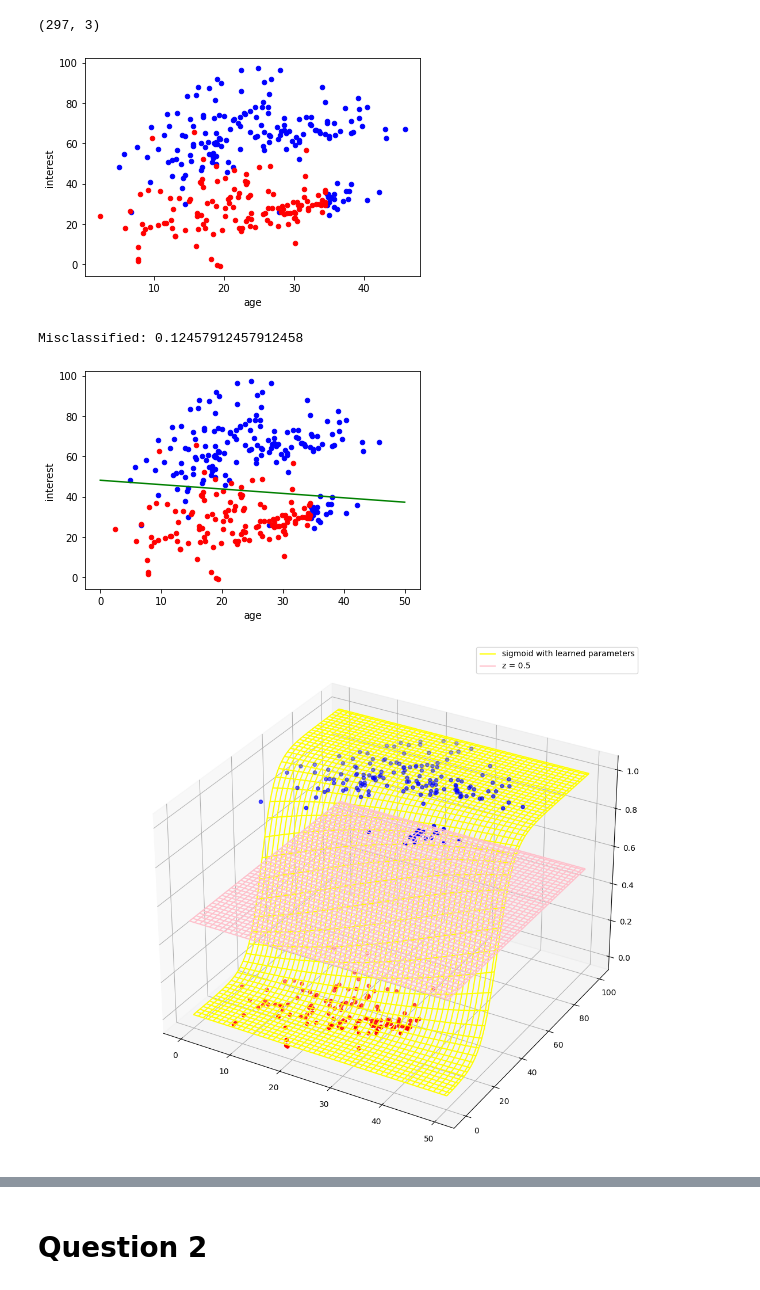
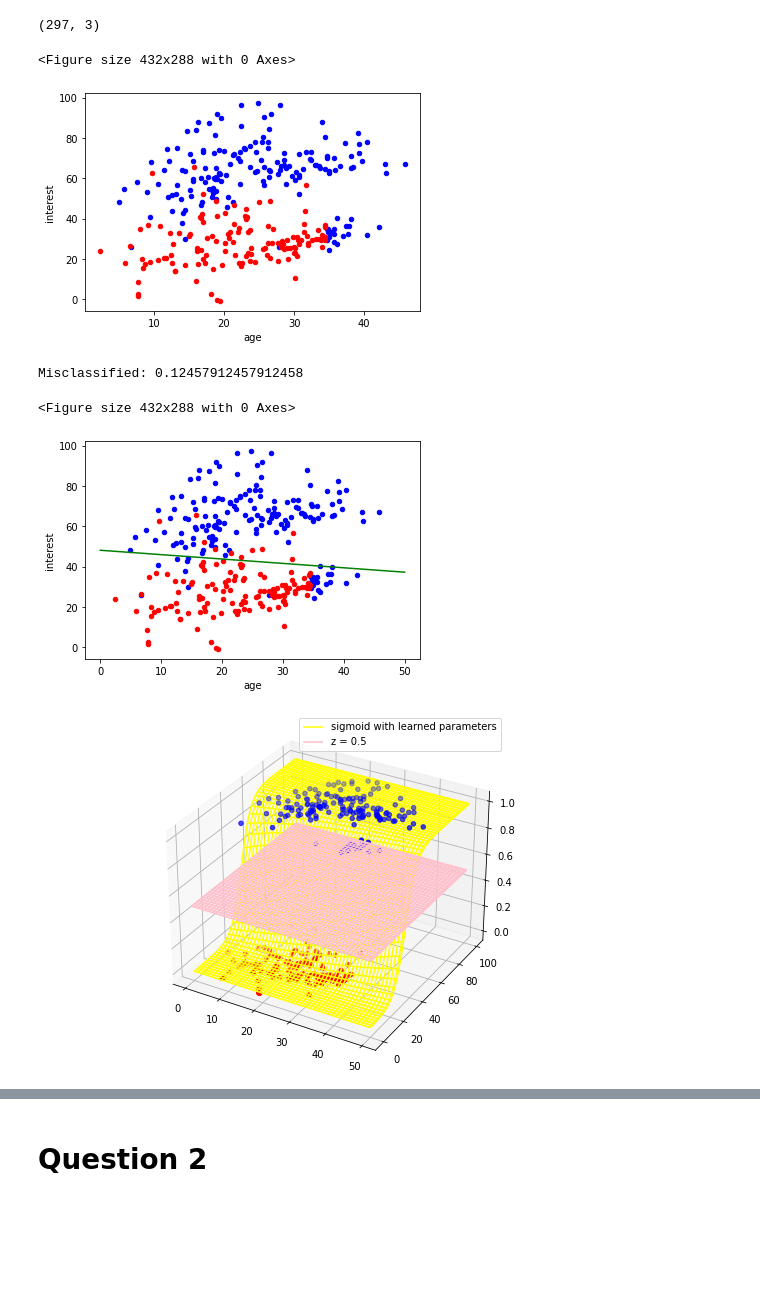
Before and after one commit to sagalpreet/Machine-Learning-CS503, a Jupyter notebook: assignment-2/code/2019csb1113-2.ipynb, the cells around one changed output, grey strips where cells are left out. Cells and saved outputs as stored; diff of their text form; code cells hidden in the pictures; blank space fills up the shorter version.

```diff
--- a/assignment-2/code/2019csb1113-2.ipynb
+++ b/assignment-2/code/2019csb1113-2.ipynb
@@ -43,8 +46,10 @@ def plot_data_3d(ax):
     ax.scatter(df_pos['age'], df_pos['interest'], df_pos['success'], color = 'blue')
     ax.scatter(df_neg['age'], df_neg['interest'], df_neg['success'], color = 'red')
 
+plt.figure()
 plot_data()
 # %% [output]
+<Figure size 432x288 with 0 Axes>
 [figure]
 # %%
 # obtain label and feature matrix
@@ -84,6 +89,7 @@ def plot_line(w):
 w = ls_fit(X, Y)
 
 # plot
+plt.figure()
 plot_data()
 plot_line(w)
 
@@ -91,6 +97,7 @@ plot_line(w)
 print(f'Misclassified: {misclassified(X@w, Y)}')
 # %% [output]
 Misclassified: 0.12457912457912458
+<Figure size 432x288 with 0 Axes>
 [figure]
 # %%
 # logistic regression using stochastic gradient descent
@@ -126,34 +133,34 @@ w = lr_fit(X, Y, step_size, num_iterations, WATCH_CONVERGENCE)
 # %%
 %matplotlib widget
 
 # 3d plot of learnt sigmoid
 
 def sigmoid_from_coordinates(x, y):
     return sigmoid(h(np.array([x, y, 1], dtype=object), w))
 
 def plane(x, y):
     return (x+y)*0 + 0.5
 
 def plot_sigmoid(ax, w):
     x = np.outer(np.linspace(0, 50, 100), np.ones(100))
     y = np.outer(np.linspace(0, 100, 100), np.ones(100)).T
 
     z = sigmoid_from_coordinates(x, y)
     ax.plot_wireframe(x, y, z, color = 'yellow', label = 'sigmoid with learned parameters')
 
     z = plane(x, y)
     ax.plot_wireframe(x, y, z, color = 'pink', label = 'z = 0.5')
 
     ax.legend()
 
 # plot
-fig = plt.figure(figsize=(12, 9))
+fig = plt.figure(figsize=(8, 5))
 ax = Axes3D(fig, auto_add_to_figure=False)
 fig.add_axes(ax)
 plot_data_3d(ax)
 plot_sigmoid(ax, w)
 # %% [output]
-[figure, old version]
+[figure, new version]
 # %%
 # plotting decision boundary for learnt sigmoid
 
```
Also changed, not shown: parts of 17 cells of this notebook.
